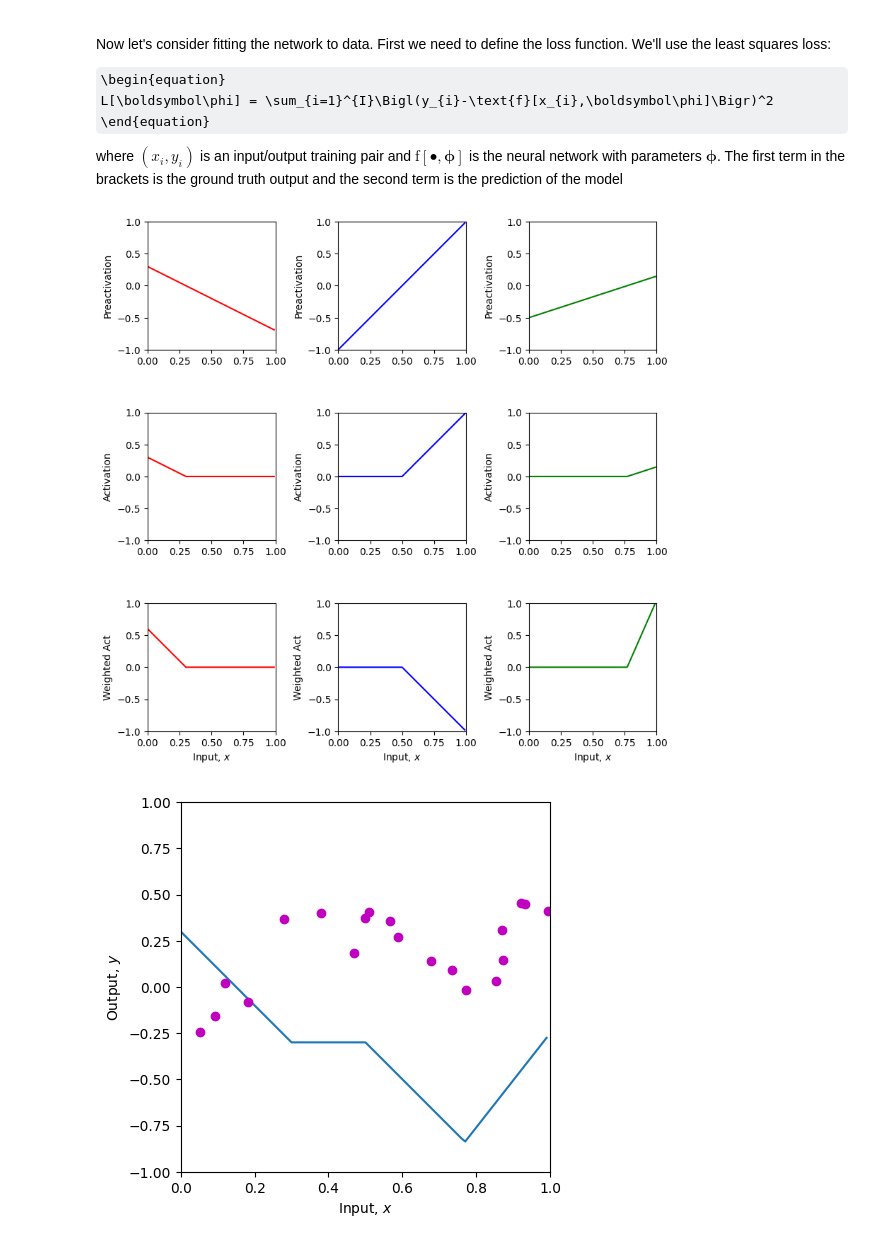
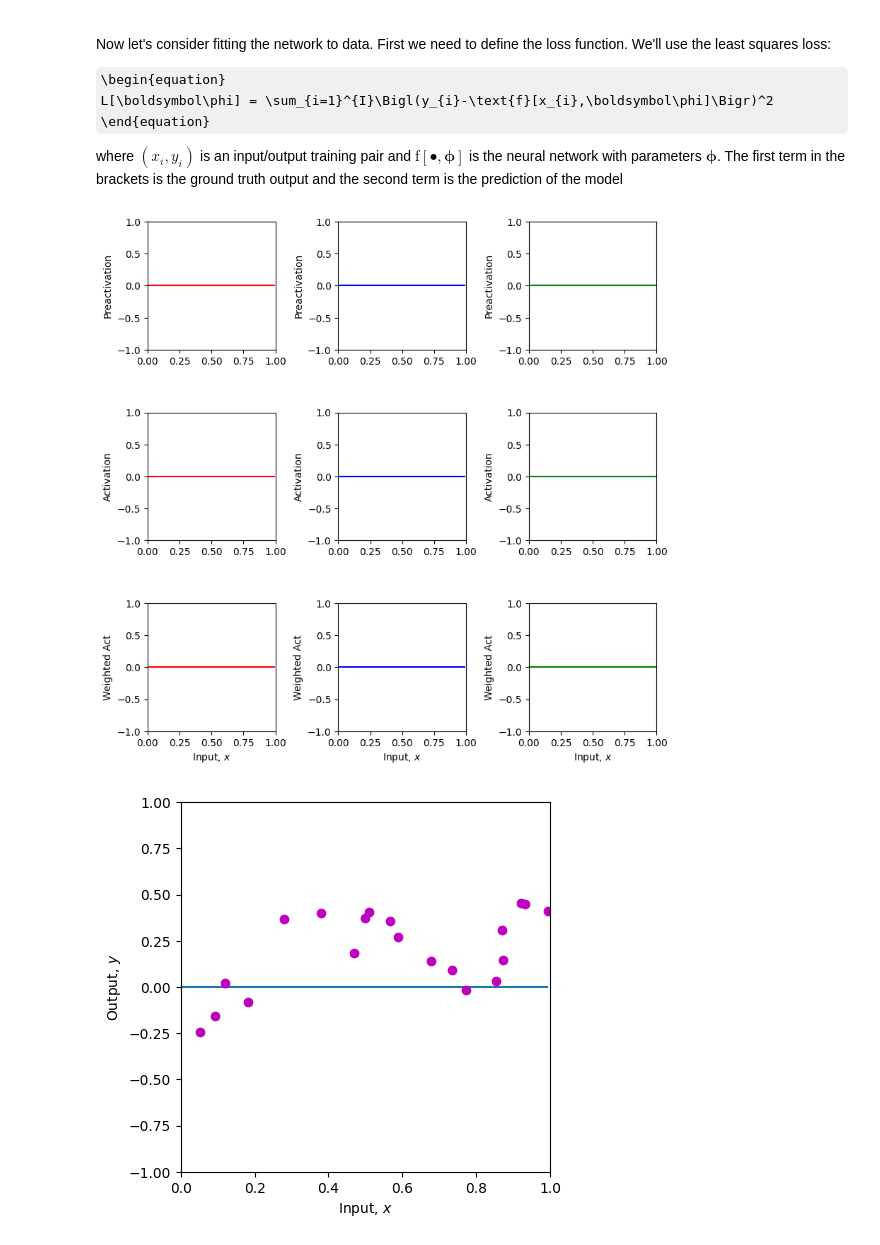
Before and after one commit to udlbook/iclimbtrees, a Jupyter notebook: notebooks/ShallowNN/NeuralNetworkExample.ipynb, the cells around one changed output. Saved outputs shown, nothing was run; the diff lists cells and outputs as text; code cells hidden in the pictures; some formulas as TeX source.

```diff
--- a/notebooks/ShallowNN/NeuralNetworkExample.ipynb
+++ b/notebooks/ShallowNN/NeuralNetworkExample.ipynb
@@ -31,8 +31,6 @@ def ReLU(h_in):
   # REPLACE THIS LINE
   h_out = np.zeros_like(h_in);
 
-  h_out = h_in.clip(0.0)
-
   return h_out
 # %%
 # Make an array of inputs
@@ -56,11 +54,7 @@ def shallow_1_1_3(x, activation_fn, phi_0,phi_1,phi_2,phi_3, theta_10, theta_11,
   h_in_1 = np.zeros_like(x)
   h_in_2 = np.zeros_like(x)
   h_in_3 = np.zeros_like(x)
-  # ANSWER
-  h_in_1 = theta_10 + theta_11 * x
-  h_in_2 = theta_20 + theta_21 * x
-  h_in_3 = theta_30 + theta_31 * x
-  # END_ANSWER
+
   # Pass these through the ReLU function to compute the hidden unit outputs as in
   # figure 3.3 (second row)
   h_out_1 = activation_fn(h_in_1)
@@ -71,17 +65,11 @@ def shallow_1_1_3(x, activation_fn, phi_0,phi_1,phi_2,phi_3, theta_10, theta_11,
   phi_h_out_1 = np.zeros_like(x)
   phi_h_out_2 = np.zeros_like(x)
   phi_h_out_3 = np.zeros_like(x)
-  # ANSWER
-  phi_h_out_1 = phi_1 * h_out_1
-  phi_h_out_2 = phi_2 * h_out_2
-  phi_h_out_3 = phi_3 * h_out_3
-  # END_ANSWER
+
   # TODO Replace the code below to combing the weighted hidden unit outputs and add
   # phi_0 to create the output as in figure 3.3 (bottom right)
   y = np.zeros_like(x)
-  # ANSWER
-  y = phi_0 + phi_h_out_1 + phi_h_out_2 + phi_h_out_3
-  # END_ANSWER
+
   # Return everything we have calculated
   return y, h_in_1, h_in_2, h_in_3, \
             h_out_1, h_out_2, h_out_3, \
@@ -210,8 +198,6 @@ def least_squares_loss(y_train, y_predict):
   # You may need to use the function np.sum
   loss = 0
 
-  loss = np.sum((y_train-y_predict)*(y_train-y_predict))
-
   return loss
 # %%
 # Draw the neural network and calculate the least squares loss
@@ -238,37 +224,28 @@ def plot_and_calc_loss(ReLU, phi_0, phi_1, phi_2, phi_3, theta_10, theta_11, \
 # %%
 # Define training data pairs
 x_train = np.array([0.09291784,0.46809093,0.93089486,0.67612654,0.73441752,0.86847339,\
                   0.49873225,0.51083168,0.18343972,0.99380898,0.27840809,0.38028817,\
                   0.12055708,0.56715537,0.92005746,0.77072270,0.85278176,0.05315950,\
                   0.87168699,0.58858043])
 y_train = np.array([-0.15934537,0.18195445,0.451270150,0.13921448,0.09366691,0.30567674,\
                     0.372291170,0.40716968,-0.08131792,0.41187806,0.36943738,0.3994327,\
                     0.019062570,0.35820410,0.452564960,-0.0183121,0.02957665,-0.24354444, \
                     0.148038840,0.26824970])
 
 # Now lets define some parameters, run the neural network, and compute the loss
 theta_10 =  0.3 ; theta_11 = -1.0
 theta_20 = -1.0  ; theta_21 = 2.0
 theta_30 = -0.5  ; theta_31 = 0.65
 phi_0 = -0.3; phi_1 = 2.0; phi_2 = -1.0; phi_3 = 7.0
 
 plot_and_calc_loss(ReLU, phi_0, phi_1, phi_2, phi_3, theta_10, theta_11, \
                        theta_20, theta_21, theta_30, theta_31, x_train, y_train)
 
 # TODO.  Manipulate the parameters (by hand!) to make the function
 # fit the data better and try to reduce the loss to as small a number
 # as possible.  The best that I could do was 0.181
 # Tip... start by manipulating phi_0.
 # It's not that easy, so don't spend too much time on this!
-
-# These parameters give a loss of 0.181
-theta_10 = 0.3 ; theta_11 = -1.0
-theta_20 = -1.0  ; theta_21 = 1.8
-theta_30 = -0.5  ; theta_31 = 0.65
-phi_0 = 0.3; phi_1 = -2.0; phi_2 = -1.0; phi_3 = 7.0
-
-plot_and_calc_loss(ReLU, phi_0, phi_1, phi_2, phi_3, theta_10, theta_11, \
-                       theta_20, theta_21, theta_30, theta_31, x_train, y_train)
 # %% [output]
-[figure, old version]
+[figure, new version]
-[figure, old version]
+[figure, new version]
```
Also changed, not shown: parts of 6 cells of this notebook.
